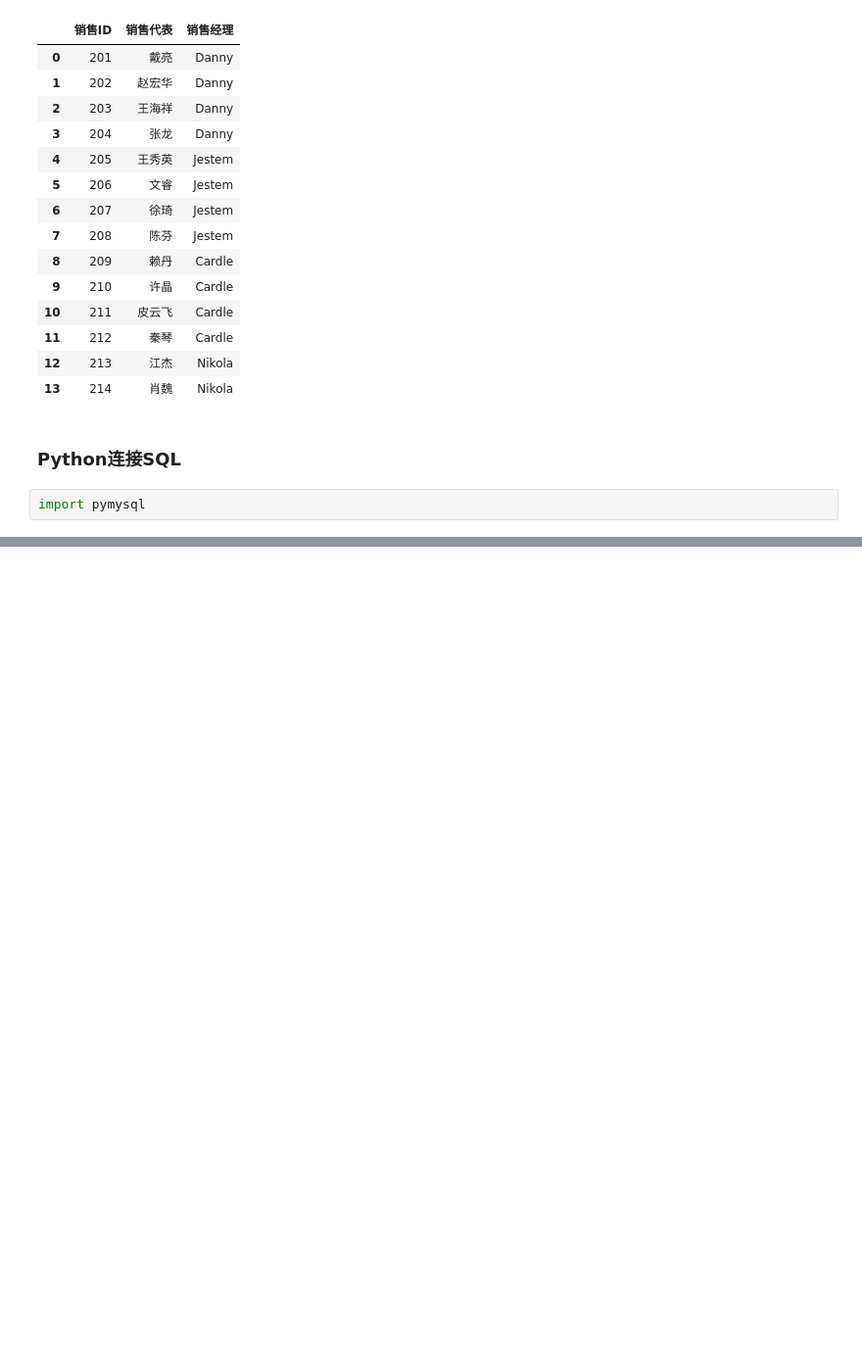
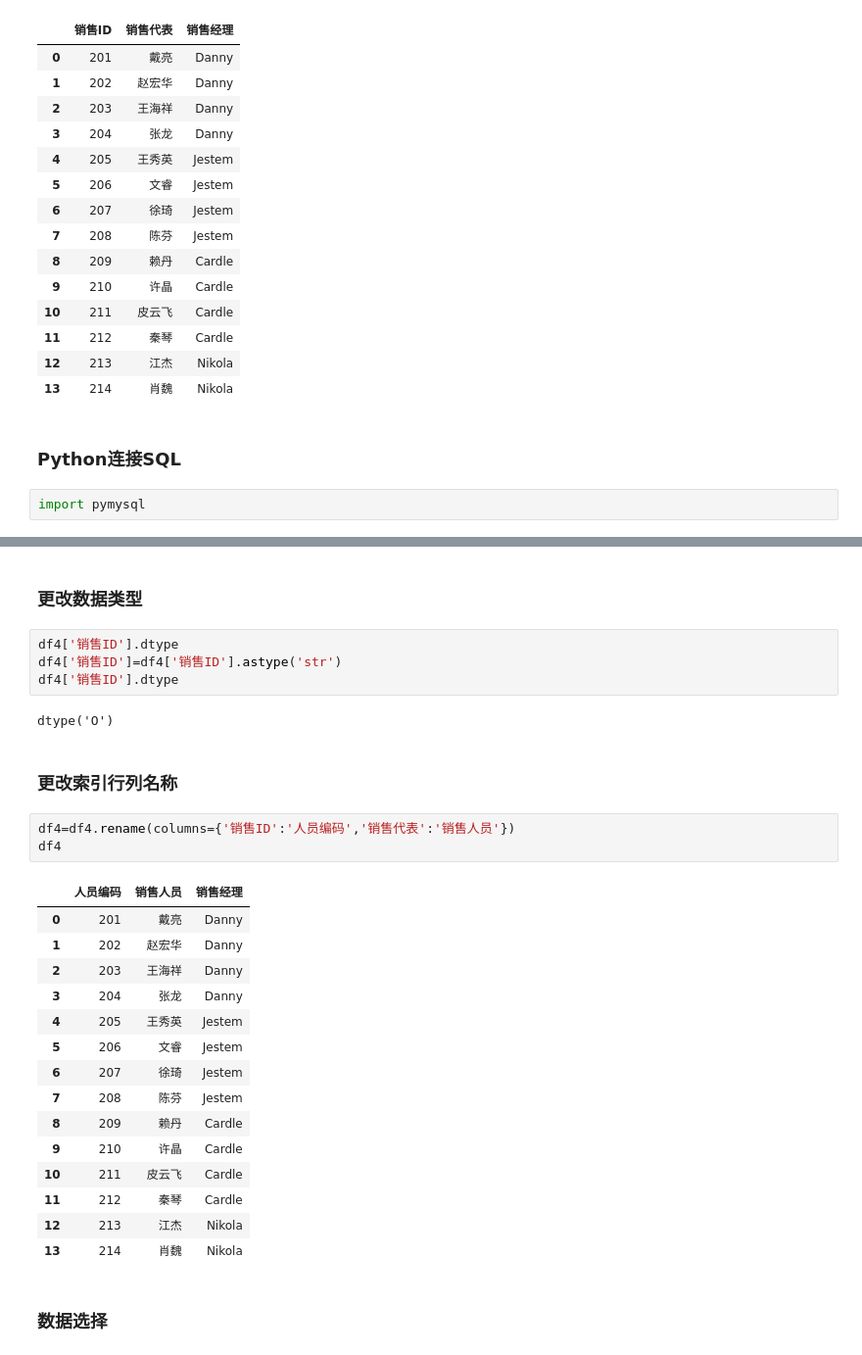
Before and after one commit to Cardle/Python, a Jupyter notebook: 对比Excel学习Python.ipynb, the cells around one changed output, grey strips where cells are left out. Shown at 98% size. Drawn from its saved outputs; the diff is of its cells as text; blank space fills up the shorter version.

```diff
--- a/对比Excel学习Python.ipynb
+++ b/对比Excel学习Python.ipynb
@@ -218,3 +219,34 @@ pd.read_sql(sql, conn)
 | 11 | SLING | 1003 | Sling | 4.49 | Sling, one size fits all |
 | 12 | TNT1 | 1003 | TNT (1 stick) | 2.50 | TNT, red, single stick |
 | 13 | TNT2 | 1003 | TNT (5 sticks) | 10.00 | TNT, red, pack of 10 sticks |
+# %% [markdown]
+### 更改数据类型
+# %%
+df4['销售ID'].dtype
+df4['销售ID']=df4['销售ID'].astype('str')
+df4['销售ID'].dtype
+# %% [output]
+dtype('O')
+# %% [markdown]
+### 更改索引行列名称
+# %%
+df4=df4.rename(columns={'销售ID':'人员编码','销售代表':'销售人员'})
+df4
+# %% [output]
+|  | 人员编码 | 销售人员 | 销售经理 |
+| 0 | 201 | 戴亮 | Danny |
+| 1 | 202 | 赵宏华 | Danny |
+| 2 | 203 | 王海祥 | Danny |
+| 3 | 204 | 张龙 | Danny |
+| 4 | 205 | 王秀英 | Jestem |
+| 5 | 206 | 文睿 | Jestem |
+| 6 | 207 | 徐琦 | Jestem |
+| 7 | 208 | 陈芬 | Jestem |
+| 8 | 209 | 赖丹 | Cardle |
+| 9 | 210 | 许晶 | Cardle |
+| 10 | 211 | 皮云飞 | Cardle |
+| 11 | 212 | 秦琴 | Cardle |
+| 12 | 213 | 江杰 | Nikola |
+| 13 | 214 | 肖魏 | Nikola |
+# %% [markdown]
+### 数据选择
```
Also changed, not shown: parts of 9 cells of this notebook, 1 other file.
